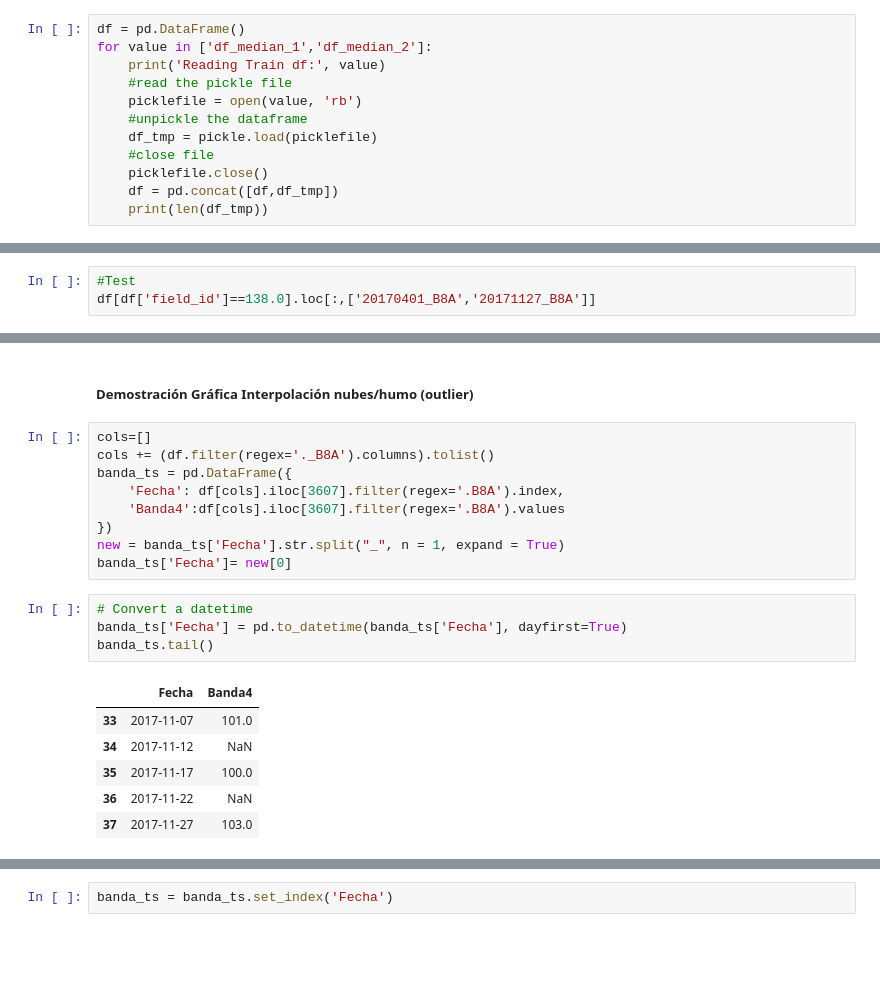
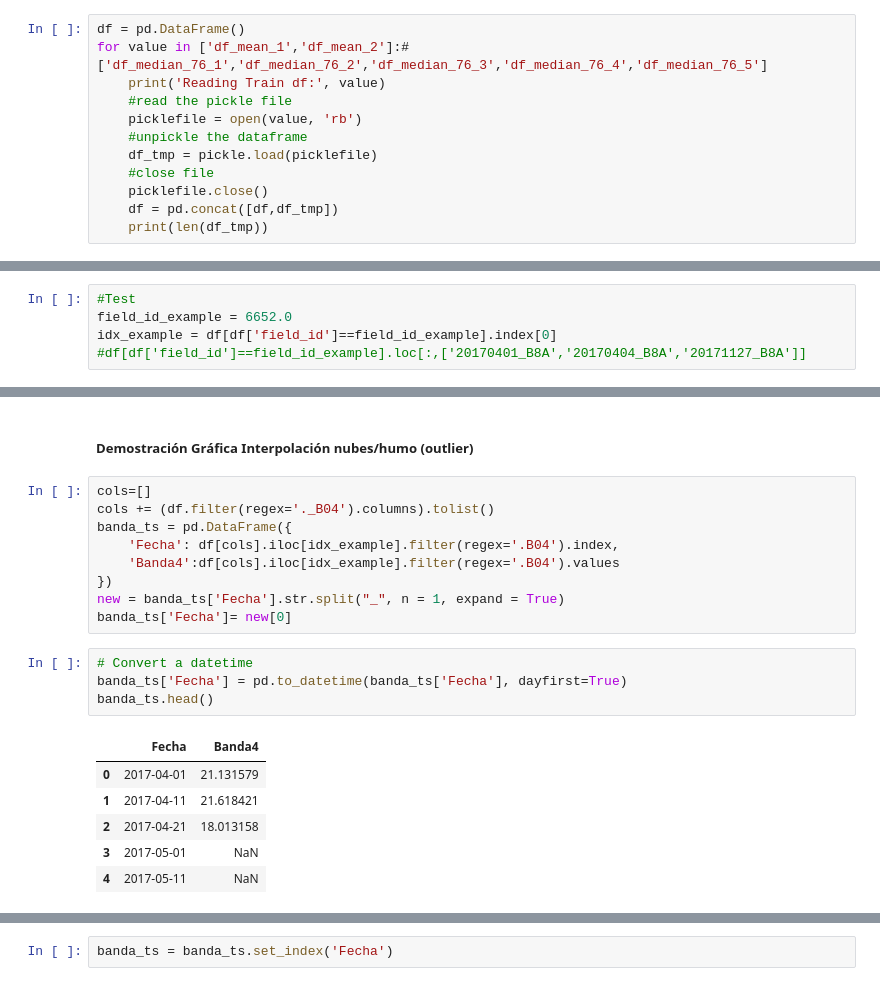
Before and after one commit to federicoabait/south_africa_crop_types_competition_s2_challenge, a Jupyter notebook: 03_Radiant_Earth_Spot_the_Crop_Preprocessing_Pipeline.ipynb, the cells around one changed output, grey strips where cells are left out. Saved outputs shown, nothing was run; the diff lists cells and outputs as text; blank space fills up the shorter version.

```diff
--- a/03_Radiant_Earth_Spot_the_Crop_Preprocessing_Pipeline.ipynb
+++ b/03_Radiant_Earth_Spot_the_Crop_Preprocessing_Pipeline.ipynb
@@ -26,7 +47,7 @@ import matplotlib.pyplot as plt
 ### Load data
 # %%
 df = pd.DataFrame()
-for value in ['df_median_1','df_median_2']:
+for value in ['df_mean_1','df_mean_2']:#['df_median_76_1','df_median_76_2','df_median_76_3','df_median_76_4','df_median_76_5']
     print('Reading Train df:', value)
     #read the pickle file
     picklefile = open(value, 'rb')
@@ -105,3 +147,5 @@ print(df[df.isnull().any(axis=1)][null_columns].head())
 # %%
 #Test
-df[df['field_id']==138.0].loc[:,['20170401_B8A','20171127_B8A']]
+field_id_example = 6652.0
+idx_example = df[df['field_id']==field_id_example].index[0]
+#df[df['field_id']==field_id_example].loc[:,['20170401_B8A','20170404_B8A','20171127_B8A']]
@@ -120,21 +161,21 @@ df[df['field_id']==138.0].loc[:,['20170401_B8A','20171127_B8A']]
 ##### Demostración Gráfica Interpolación nubes/humo (outlier)
 # %%
 cols=[]
-cols += (df.filter(regex='._B8A').columns).tolist()
+cols += (df.filter(regex='._B04').columns).tolist()
 banda_ts = pd.DataFrame({
-    'Fecha': df[cols].iloc[3607].filter(regex='.B8A').index,
-    'Banda4':df[cols].iloc[3607].filter(regex='.B8A').values
+    'Fecha': df[cols].iloc[idx_example].filter(regex='.B04').index,
+    'Banda4':df[cols].iloc[idx_example].filter(regex='.B04').values
 })
 new = banda_ts['Fecha'].str.split("_", n = 1, expand = True)
 banda_ts['Fecha']= new[0]
 # %%
 # Convert a datetime
 banda_ts['Fecha'] = pd.to_datetime(banda_ts['Fecha'], dayfirst=True)
-banda_ts.tail()
+banda_ts.head()
 # %% [output]
 |  | Fecha | Banda4 |
-| 33 | 2017-11-07 | 101.0 |
-| 34 | 2017-11-12 | NaN |
-| 35 | 2017-11-17 | 100.0 |
-| 36 | 2017-11-22 | NaN |
-| 37 | 2017-11-27 | 103.0 |
+| 0 | 2017-04-01 | 21.131579 |
+| 1 | 2017-04-11 | 21.618421 |
+| 2 | 2017-04-21 | 18.013158 |
+| 3 | 2017-05-01 | NaN |
+| 4 | 2017-05-11 | NaN |
```
Also changed, not shown: parts of 60 cells of this notebook.
